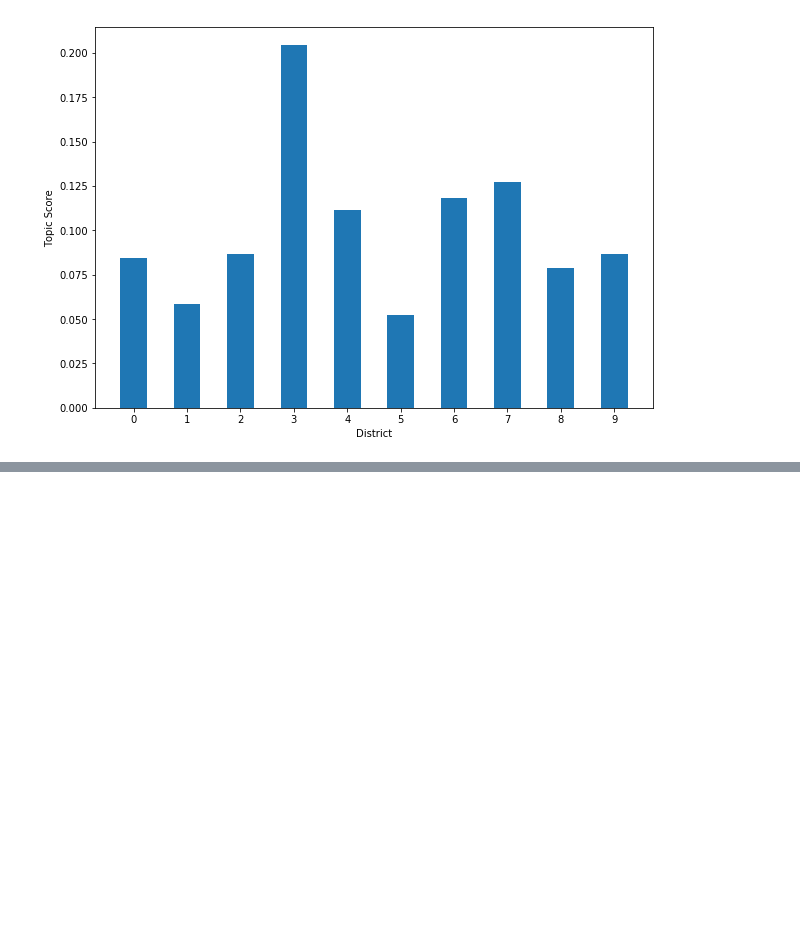
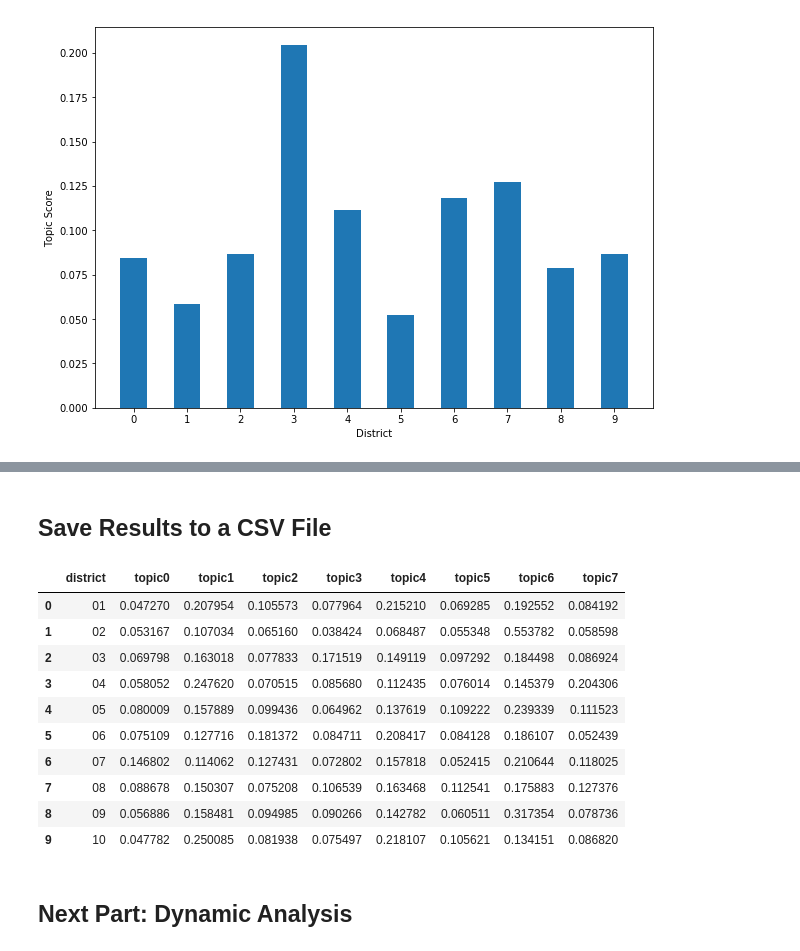
Before and after one commit to sebastianbirk/esade-topic-analysis-twitter-tourism-bcn, a Jupyter notebook: TopicModeling#4_ApplyLDA.ipynb, the cells around one changed output, grey strips where cells are left out. Cells and saved outputs as stored; diff of their text form; code cells hidden in the pictures; blank space fills up the shorter version.

```diff
--- a/TopicModeling#4_ApplyLDA.ipynb
+++ b/TopicModeling#4_ApplyLDA.ipynb
@@ -247,0 +250,15 @@ plt.show()
+# %%
+# create districts dataframe
+dictionary = {"district": ["01","02","03","04","05","06","07","08","09","10"],
+              "topic0": topic0,
+              "topic1": topic1,
+              "topic2": topic2,
+              "topic3": topic3,
+              "topic4": topic4,
+              "topic5": topic5,
+              "topic6": topic6,
+              "topic7": topic7}
+districts = pd.DataFrame(dictionary)
+# %%
+# display dataframe and set index
+districts.set_index("district")
@@ -247,0 +278,2 @@ plt.show()
+# %% [markdown]
+## Save Results to a CSV File
@@ -247,0 +286,14 @@ plt.show()
+# %%
+districts
+# %% [output]
+|  | district | topic0 | topic1 | topic2 | topic3 | topic4 | topic5 | topic6 | topic7 |
+| 0 | 01 | 0.047270 | 0.207954 | 0.105573 | 0.077964 | 0.215210 | 0.069285 | 0.192552 | 0.084192 |
+| 1 | 02 | 0.053167 | 0.107034 | 0.065160 | 0.038424 | 0.068487 | 0.055348 | 0.553782 | 0.058598 |
+| 2 | 03 | 0.069798 | 0.163018 | 0.077833 | 0.171519 | 0.149119 | 0.097292 | 0.184498 | 0.086924 |
+| 3 | 04 | 0.058052 | 0.247620 | 0.070515 | 0.085680 | 0.112435 | 0.076014 | 0.145379 | 0.204306 |
+| 4 | 05 | 0.080009 | 0.157889 | 0.099436 | 0.064962 | 0.137619 | 0.109222 | 0.239339 | 0.111523 |
+| 5 | 06 | 0.075109 | 0.127716 | 0.181372 | 0.084711 | 0.208417 | 0.084128 | 0.186107 | 0.052439 |
+| 6 | 07 | 0.146802 | 0.114062 | 0.127431 | 0.072802 | 0.157818 | 0.052415 | 0.210644 | 0.118025 |
+| 7 | 08 | 0.088678 | 0.150307 | 0.075208 | 0.106539 | 0.163468 | 0.112541 | 0.175883 | 0.127376 |
+| 8 | 09 | 0.056886 | 0.158481 | 0.094985 | 0.090266 | 0.142782 | 0.060511 | 0.317354 | 0.078736 |
+| 9 | 10 | 0.047782 | 0.250085 | 0.081938 | 0.075497 | 0.218107 | 0.105621 | 0.134151 | 0.086820 |
@@ -248,3 +302,5 @@ plt.show()
+# %% [markdown]
+## Next Part: Dynamic Analysis
 # %%
 # define function to apply the model to unseen documents (similar procedure to above where it was applied to the district docs)
 def run_lda_on_test_doc(docs):
```
Also changed, not shown: parts of 4 cells of this notebook, 23 other files.
